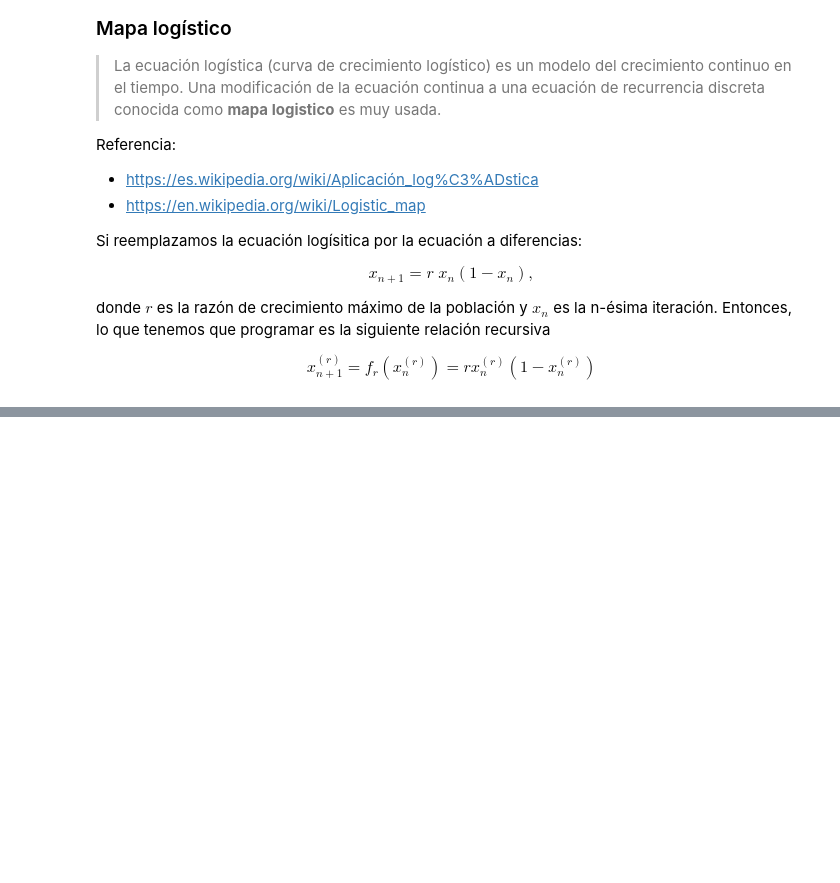
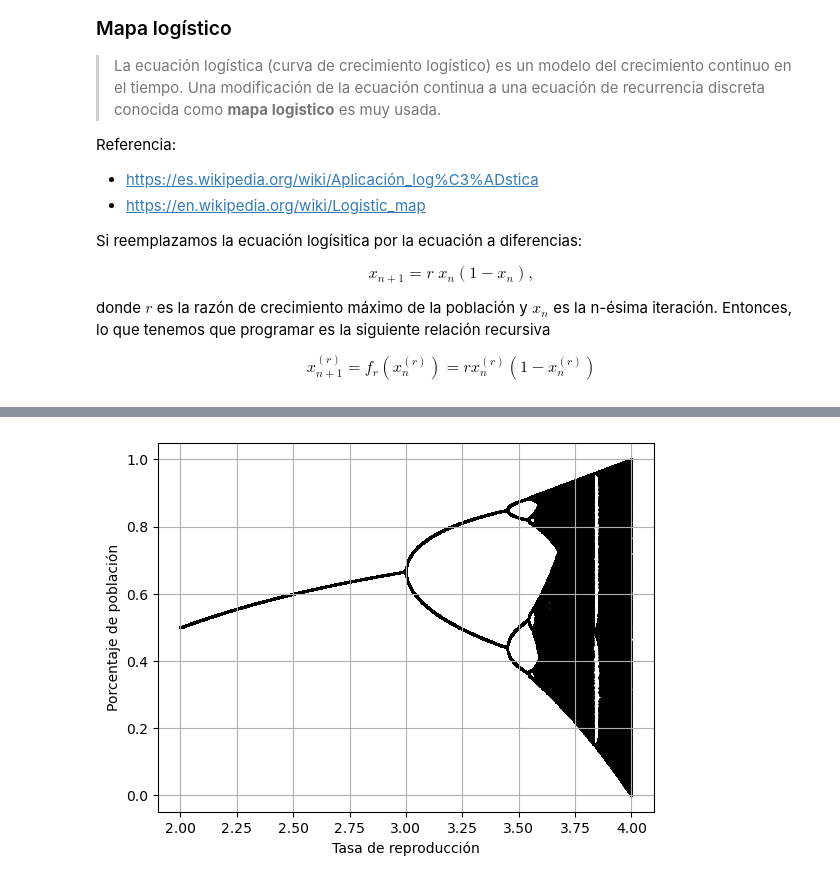
Before and after one commit to ArellanoMCarlos/SimMat-V2023, a Jupyter notebook: EqDiff/Solución numérica de ecuaciones diferenciales.ipynb, the cells around one changed output, grey strips where cells are left out. Saved outputs shown, nothing was run; the diff lists cells and outputs as text; code cells hidden in the pictures; blank space fills up the shorter version.

```diff
--- a/EqDiff/Solución numérica de ecuaciones diferenciales.ipynb
+++ b/EqDiff/Solución numérica de ecuaciones diferenciales.ipynb
@@ -326,0 +343,12 @@ Note que:
+# %%
+r=np.linspace(2,4,1000)
+x=np.ones(1000)*0.1
+for n in range(1000):
+    x=eqLog(x,r)
+    if n>500:
+        plt.scatter(r,x,c='k',s=1)
+plt.xlabel('Tasa de reproducción')
+plt.ylabel('Porcentaje de población')
+plt.grid()
+# %% [output]
+[figure, added]
```
Also changed, not shown: parts of 3 cells of this notebook, 1 other file.
